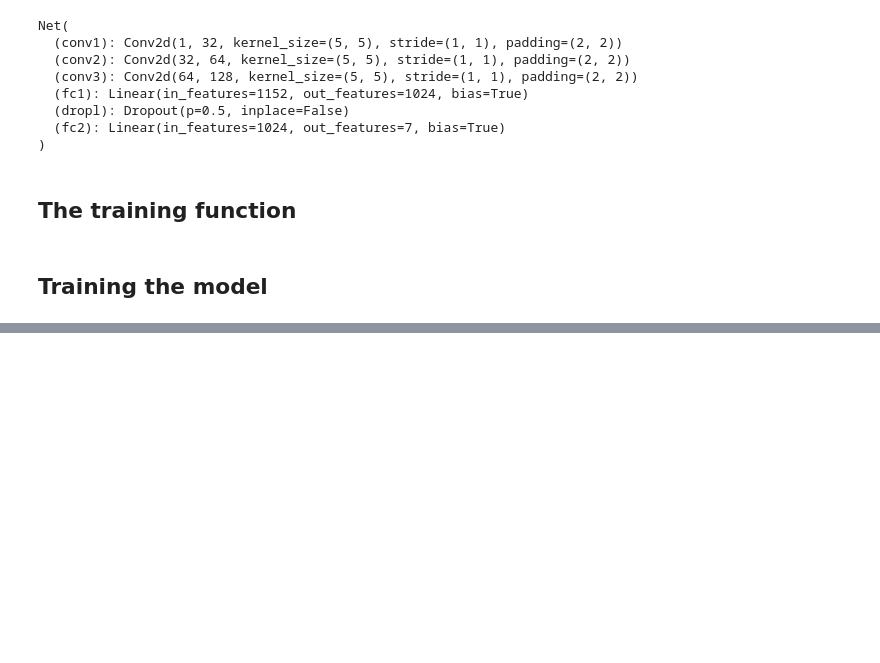
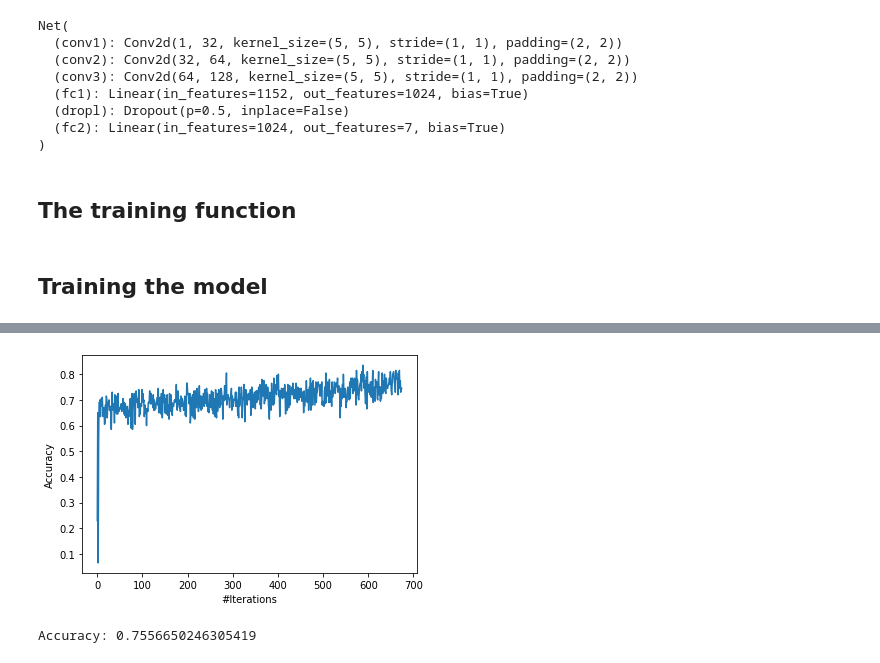
Before and after one commit to lusxvr/cogs118b_finalProject, a Jupyter notebook: NN.ipynb, the cells around one changed output, grey strips where cells are left out. Drawn from its saved outputs; the diff is of its cells as text; code cells hidden in the pictures; blank space fills up the shorter version.

```diff
--- a/NN.ipynb
+++ b/NN.ipynb
@@ -170,0 +167,29 @@ Accuracy: 0.6857142857142857
+# %%
+pca = pd.read_csv(io.BytesIO(uploaded['hmnist_28_28_L_pcaRed.csv'])).to_numpy()
+
+# Randomly rearrange the order of the images
+pca_perm = np.random.permutation(pca)
+# The image labels
+pca_labels = pca_perm[:, -1]
+# The images themselves
+pca_perm = pca_perm[:, 0:-1]
+pca_perm = np.reshape(pca_perm, (num_images, dim, dim, 1)) # Shape: (#images, dim, dim, 1)
+
+# Training data
+pca_train_labels = pca_labels[:split_index]
+pca_train_imgs = pca_perm[:split_index].transpose((0, 3, 1, 2))
+
+pca_test_labels = pca_labels[split_index:]
+pca_test_imgs = pca_perm[split_index:].transpose((0, 3, 1, 2))
+# %%
+net2 = Net().cuda()
+_, acc2 = train(pca_train_imgs, pca_train_labels, net2, net2.parameters())
+ax = range(len(acc2))
+plt.plot(ax, acc2)
+plt.xlabel('#Iterations')
+plt.ylabel('Accuracy')
+plt.show()
+print('Accuracy: {}'.format(test(pca_test_imgs, pca_test_labels, net2)))
+# %% [output]
+[figure, added]
+Accuracy: 0.7556650246305419
```
Also changed, not shown: parts of 5 cells of this notebook.
